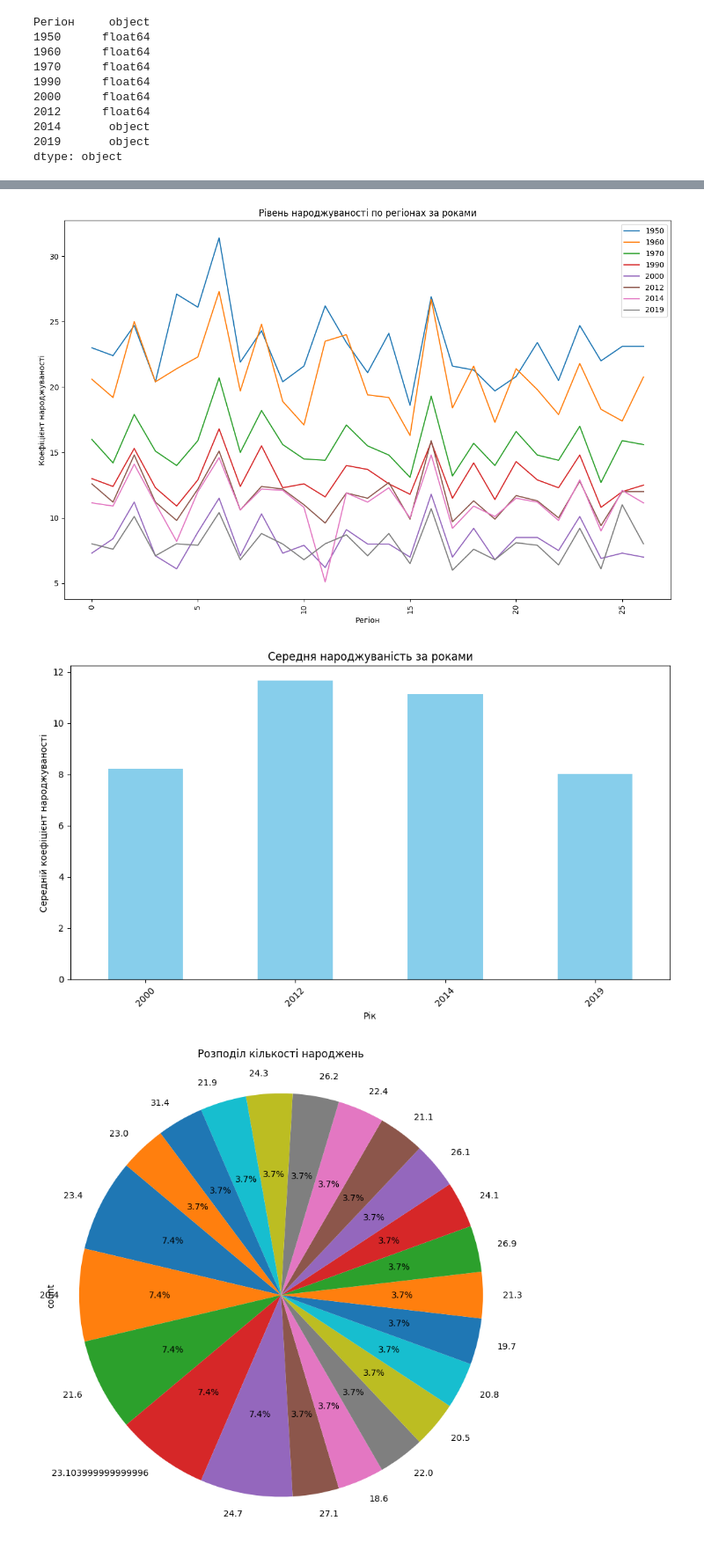
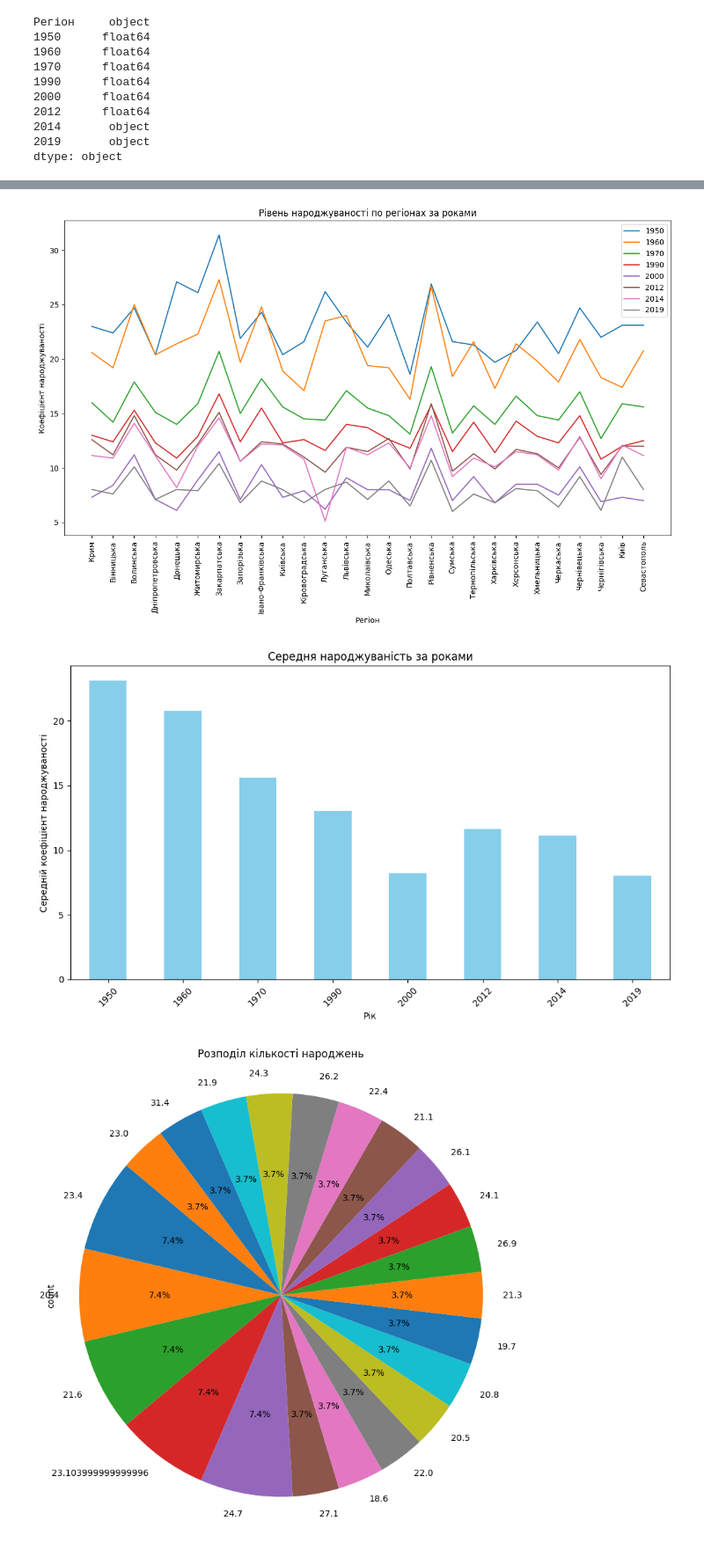
Before and after one commit to AlexVS195/Data_Science, a Jupyter notebook: Homework_2/Hw2_1.ipynb, the cells around one changed output, grey strips where cells are left out. Shown at 88% size. Drawn from its saved outputs; the diff is of its cells as text; code cells hidden in the pictures.

```diff
--- a/Homework_2/Hw2_1.ipynb
+++ b/Homework_2/Hw2_1.ipynb
@@ -47,7 +47,7 @@ dtype: object
 # %%
 # Заміна типів нечислових колонок на числові
 for col in df.columns:
-    if df[col].dtype == 'object':
+    if df[col].dtype == object and col != 'Регіон':
         df[col] = pd.to_numeric(df[col], errors='coerce')
 # %%
 # Частка пропусків у кожній колонці
@@ -68,7 +68,8 @@ dtype: float64
 df = df.drop(df.index[-1])
 # %%
 # Заміна пропусків середніми значеннями стовпців
-df = df.fillna(df.mean())
+numeric_columns = df.columns.difference(['Регіон'])
+df[numeric_columns] = df[numeric_columns].fillna(df[numeric_columns].mean())
 # %%
 # Регіони з вищою народжуваністю в 2019 році
 average_2019 = df[df.columns[-1]].mean()
@@ -105,8 +119,11 @@ plt.show()
 # %%
 # Побудова графіка розподілу рівня народжуваності по регіонах за роками
 plt.figure(figsize=(12, 8))
+
+# Проходимося по стовпцях, крім першого (назви регіонів)
 for i in range(1, len(df.columns)):
-    plt.plot(df.index, df[df.columns[i]], label=df.columns[i])
+    plt.plot(df['Регіон'], df[df.columns[i]], label=df.columns[i])
+
 plt.title('Рівень народжуваності по регіонах за роками')
 plt.xlabel('Регіон')
 plt.ylabel('Коефіцієнт народжуваності')
@@ -115,19 +132,25 @@ plt.legend(loc='upper right')
 plt.tight_layout()
 plt.show()
 # %% [output]
-[figure, old version]
+[figure, new version]
 # %%
 # Побудова графіка розподілу середньої народжуваності за роками
+numeric_columns = df.columns.difference(['Регіон'])
+
+# Обчислення середніх значень для числових стовпців
+mean_values = df[numeric_columns].mean()
+
+# Побудова графіка розподілу середньої народжуваності за роками
 plt.figure(figsize=(10, 6))
-df.mean().iloc[5:].plot(kind='bar', color='skyblue')
+mean_values.plot(kind='bar', color='skyblue')
 plt.title('Середня народжуваність за роками')
 plt.xlabel('Рік')
 plt.ylabel('Середній коефіцієнт народжуваності')
 plt.xticks(rotation=45)
 plt.tight_layout()
 plt.show()
 # %% [output]
-[figure, old version]
+[figure, new version]
 # %%
 # Побудова кругової діаграми для показника "Народження"
 plt.figure(figsize=(8, 8))
```
Also changed, not shown: parts of 4 cells of this notebook, 2 other files.
